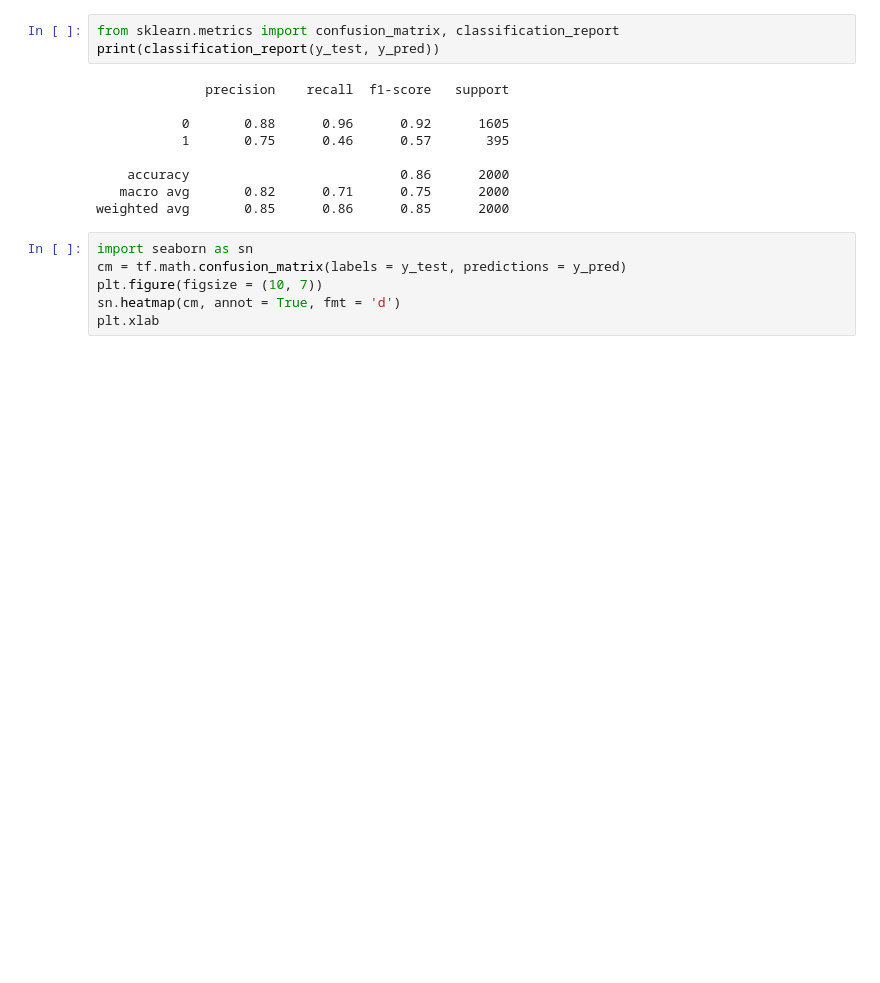
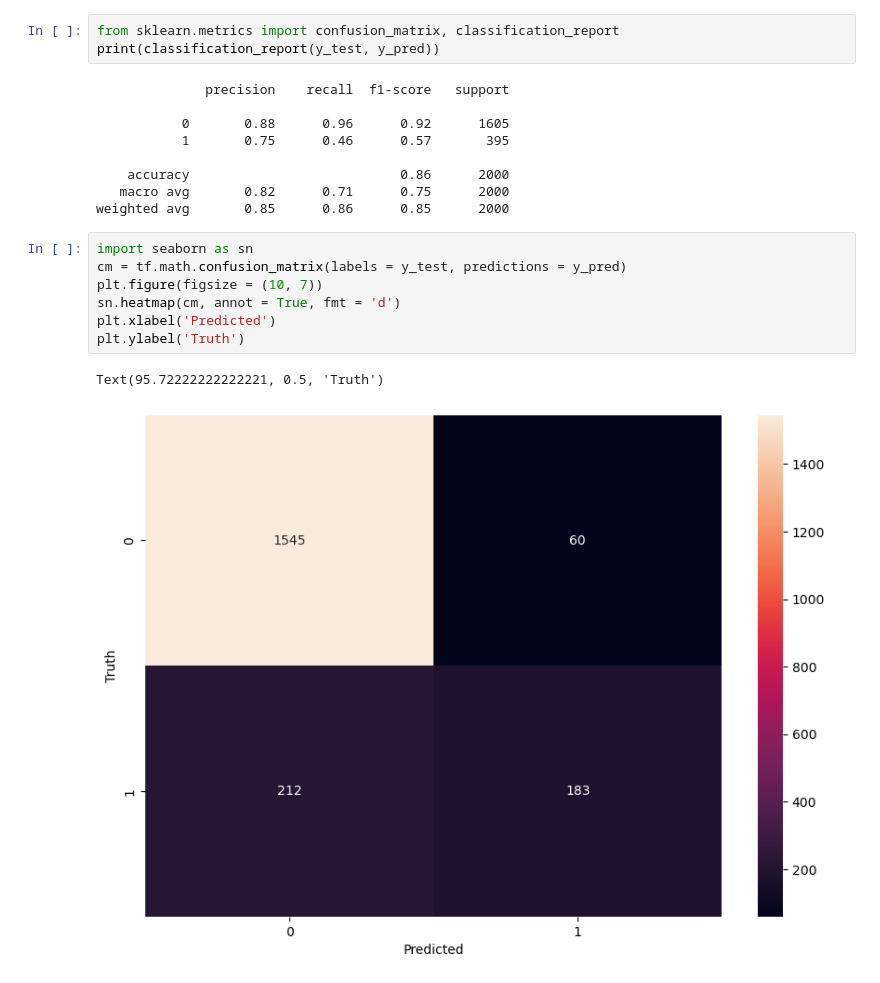
Before and after one commit to harshit10541/Kaggle, a Jupyter notebook: Bank Churn/Untitled.ipynb, the cells around one changed output. Saved outputs shown, nothing was run; the diff lists cells and outputs as text; blank space fills up the shorter version.

```diff
--- a/Bank Churn/Untitled.ipynb
+++ b/Bank Churn/Untitled.ipynb
@@ -238,6 +238,10 @@ weighted avg       0.85      0.86      0.85      2000
 # %%
 import seaborn as sn
 cm = tf.math.confusion_matrix(labels = y_test, predictions = y_pred)
 plt.figure(figsize = (10, 7))
 sn.heatmap(cm, annot = True, fmt = 'd')
-plt.xlab
+plt.xlabel('Predicted')
+plt.ylabel('Truth')
+# %% [output]
+Text(95.72222222222221, 0.5, 'Truth')
+[figure, added]
```
Also changed, not shown: 5 other files.
